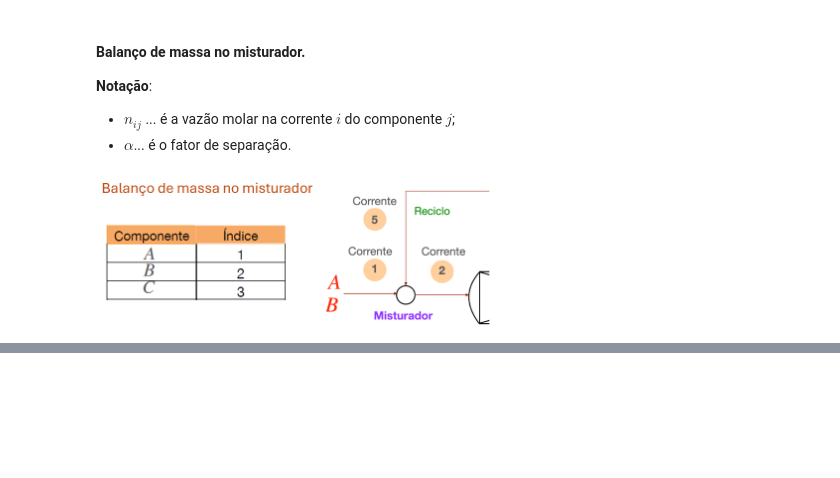
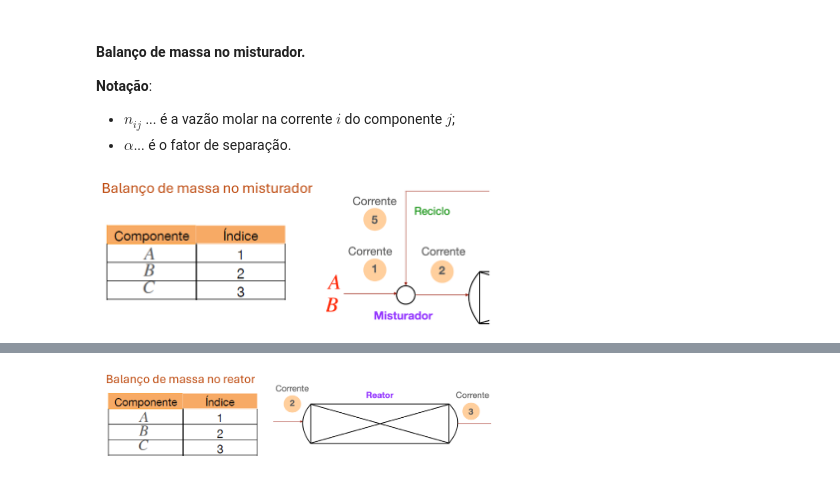
Before and after one commit to Myllena-Souza/Modelagem_UESC, a Jupyter notebook: Aulas/P4/AULA_14_06.ipynb, the cells around one changed output, grey strips where cells are left out. Drawn from its saved outputs; the diff is of its cells as text; code cells hidden in the pictures; blank space fills up the shorter version.

```diff
--- a/Aulas/P4/AULA_14_06.ipynb
+++ b/Aulas/P4/AULA_14_06.ipynb
@@ -38,0 +60,4 @@ display(Image(filename='balanco_massa_misturador.png', width=400))
+# %%
+display(Image(filename='balanco_reator.png', width=400))
+# %% [output]
+[figure, added]
```
Also changed, not shown: parts of 9 cells of this notebook, 4 other files.
